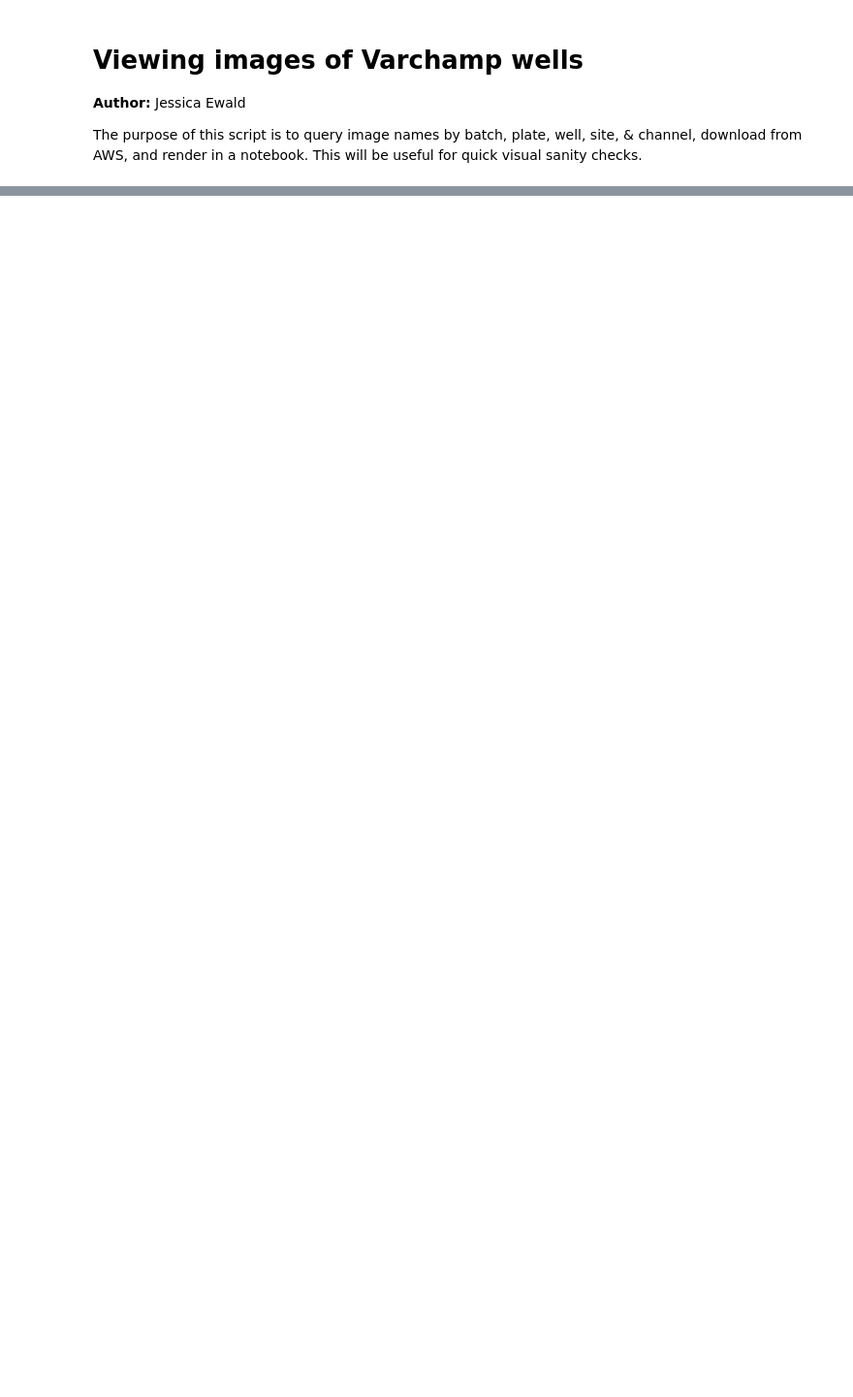
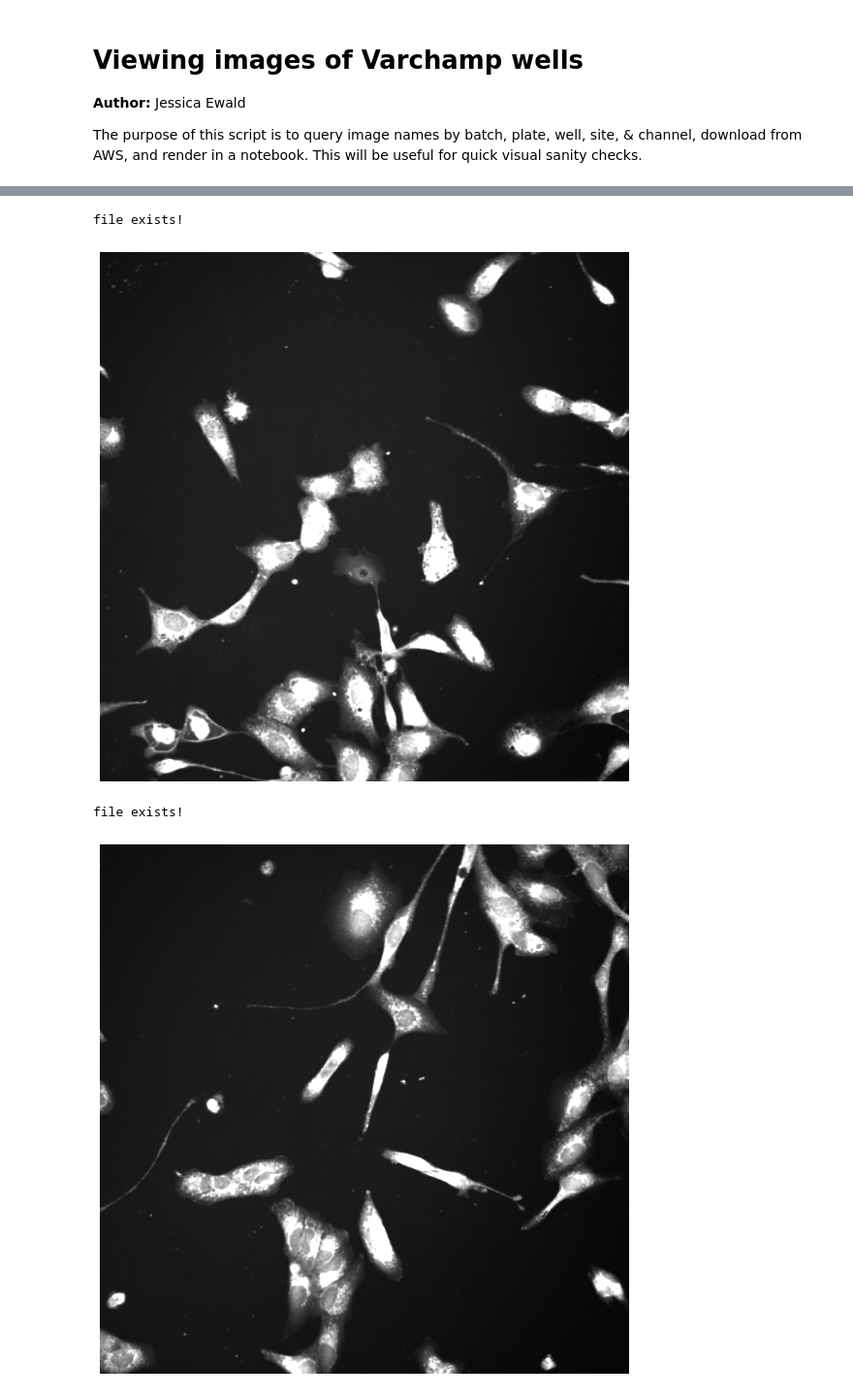
Before and after one commit to runxi-shen/2021_09_01_VarChAMP, a Jupyter notebook: 7.downstream_analysis_jess/notebooks/visualize_well_images.ipynb, the cells around one changed output, grey strips where cells are left out. Shown: that part at 97% size. Cells and saved outputs as stored; diff of their text form; code cells hidden in the pictures; blank space fills up the shorter version.

```diff
--- a/7.downstream_analysis_jess/notebooks/visualize_well_images.ipynb
+++ b/7.downstream_analysis_jess/notebooks/visualize_well_images.ipynb
@@ -56 +73,16 @@ sel_channel = "GFP"
+# %%
+# Specify image parameters
+sel_batch = "B6A3R2"
+sel_plate = "B6-T1"
+site = "05"
+well = "H15"
+sel_channel = "AGP"
+
+plotImages(sel_batch, "B6-T1", site, "E06", sel_channel, 10000)
+plotImages(sel_batch, "B6-T3", site, "E06", sel_channel, 10000)
+# %% [output]
+file exists!
+[figure, added]
+file exists!
+[figure, added]
 # %%
```
Also changed, not shown: parts of 7 cells of this notebook, 4 other files.
